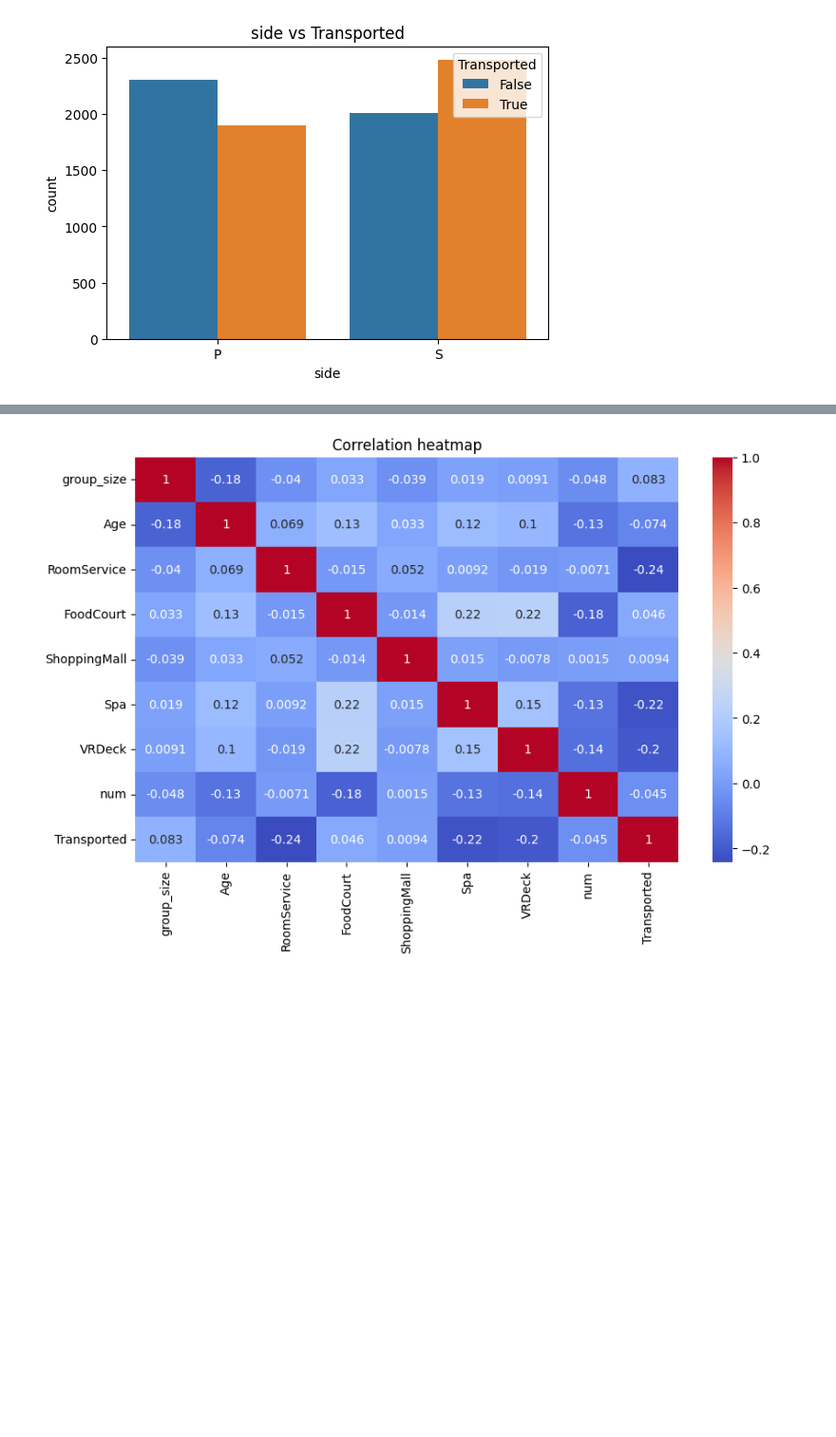
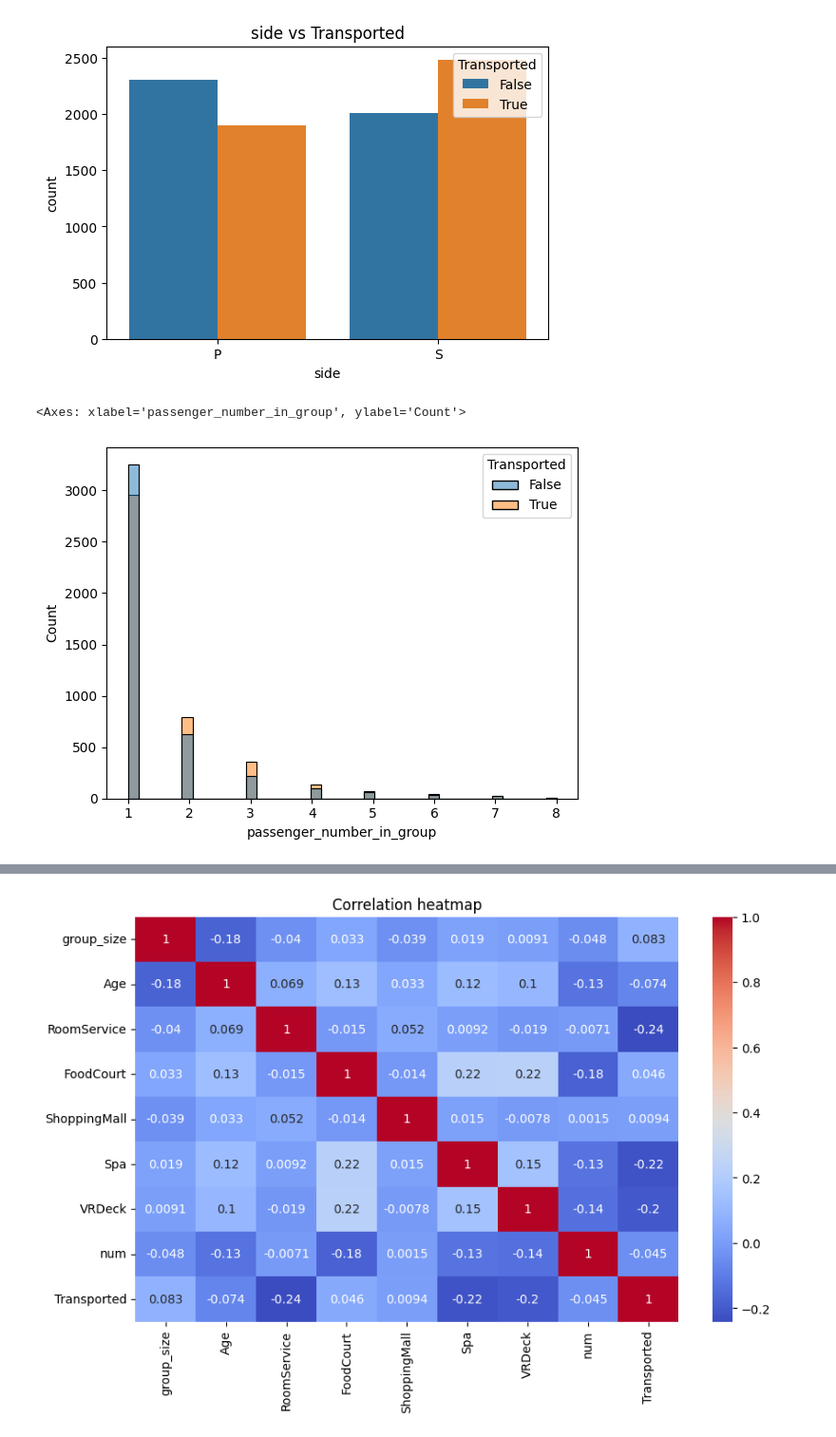
Before and after one commit to Violet0222/spaceship-titanic-kaggle, a Jupyter notebook: eda/eda.ipynb, the cells around one changed output, grey strips where cells are left out. Shown: that part at 95% size. Cells and saved outputs as stored; diff of their text form; code cells hidden in the pictures; blank space fills up the shorter version.

```diff
--- a/eda/eda.ipynb
+++ b/eda/eda.ipynb
@@ -54,4 +54,9 @@ for col in categorical_cols:
 [figure]
 [figure]
 [figure]
+# %%
+sns.histplot(data=df, x='passenger_number_in_group', hue='Transported', bins=40, kde=False)
+# %% [output]
+<Axes: xlabel='passenger_number_in_group', ylabel='Count'>
+[figure, added]
 # %%
```
Also changed, not shown: parts of 3 cells of this notebook, 2 other files.
